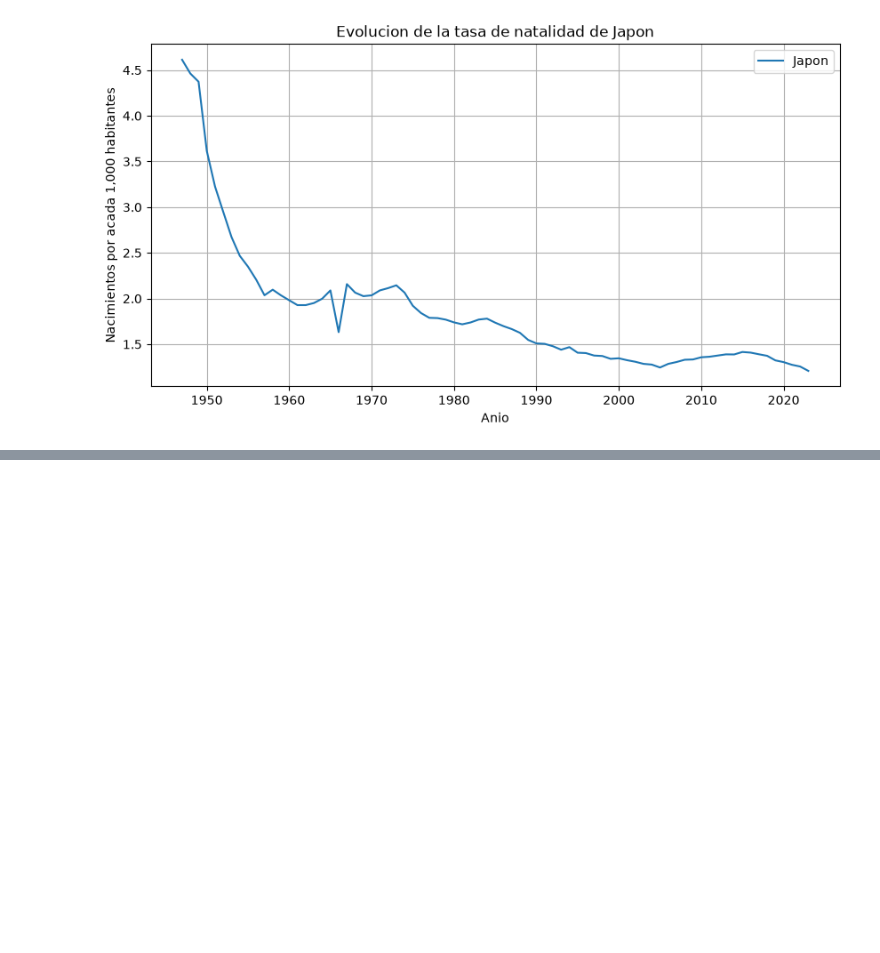
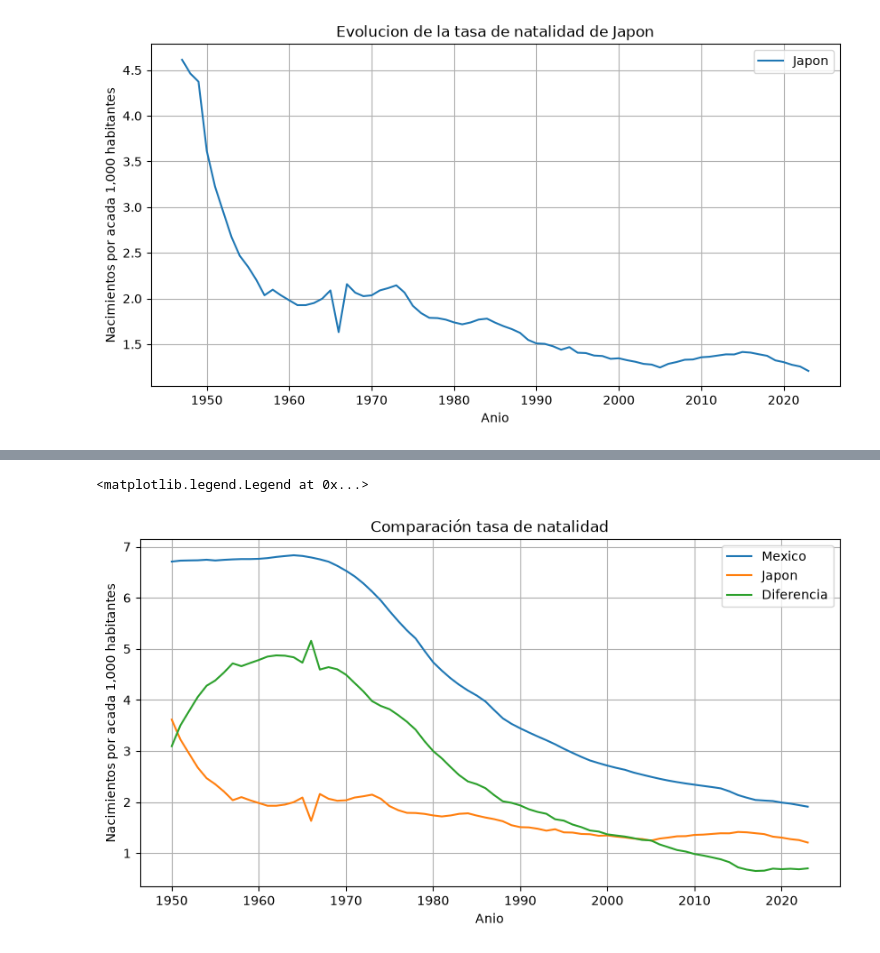
Before and after one commit to SaulFnck/BigData, a Jupyter notebook: U1_1_probabilidad_estadistica/notebooks/03_fertililty_rate.ipynb, the cells around one changed output, grey strips where cells are left out. Saved outputs shown, nothing was run; the diff lists cells and outputs as text; code cells hidden in the pictures; blank space fills up the shorter version.

```diff
--- a/U1_1_probabilidad_estadistica/notebooks/03_fertililty_rate.ipynb
+++ b/U1_1_probabilidad_estadistica/notebooks/03_fertililty_rate.ipynb
@@ -118,0 +138,4 @@ plt.legend()
+# %%
+#Sacar minimo de mexico y traer los de japon que sean iguales o mayores. FILTRO BOOLEANO
+mascara_coincidencia_anios = anios_japon >= anios_mexico.min()
+print(mascara_coincidencia_anios)
@@ -118,0 +150,2 @@ plt.legend()
+# %%
+anios_japon = anios_japon[mascara_coincidencia_anios]
@@ -118,0 +161,2 @@ plt.legend()
+# %%
+tasa_japon = tasa_japon[mascara_coincidencia_anios]
@@ -118,0 +167,3 @@ plt.legend()
+# %%
+diferencia = tasa_mexico - tasa_japon
+diferencia
@@ -118,0 +180,29 @@ plt.legend()
+# %%
+plt.figure(figsize=(10,5))
+
+plt.plot(
+    anios_mexico,
+    tasa_mexico,
+    label="Mexico"
+)
+
+plt.plot(
+    anios_japon,
+    tasa_japon,
+    label="Japon"
+)
+
+plt.plot(
+    anios_mexico, #Eje x
+    diferencia, #Eje y
+    label="Diferencia"
+)
+
+plt.title("Comparación tasa de natalidad")
+plt.xlabel("Anio")
+plt.ylabel("Nacimientos por acada 1,000 habitantes")
+plt.grid(True)
+plt.legend()
+# %% [output]
+<matplotlib.legend.Legend at 0x...>
+[figure, added]
```
Also changed, not shown: parts of 13 cells of this notebook.
